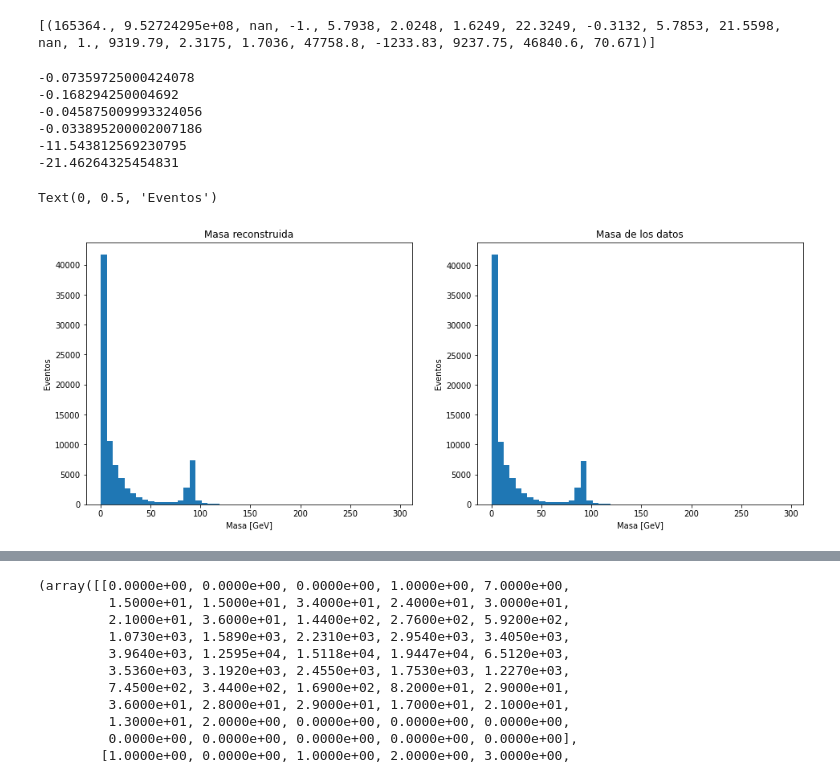
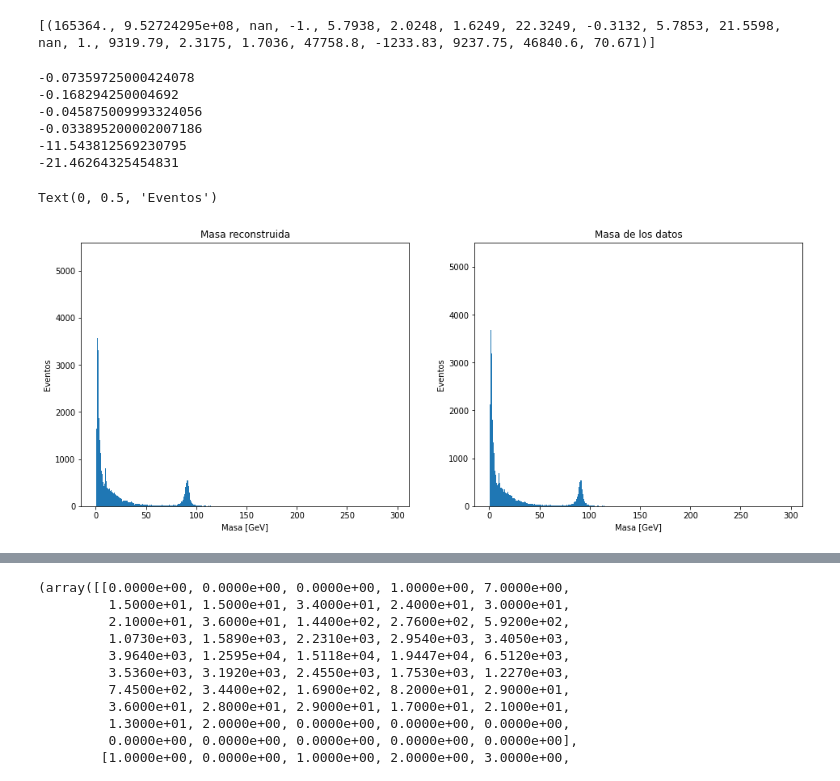
Before and after one commit to fisicadeparticulas/20211026_analsisdeopendatacms-AlejRamos, a Jupyter notebook: Copia_de_Copia_de_MasaSample1.ipynb, the cells around one changed output, grey strips where cells are left out. Saved outputs shown, nothing was run; the diff lists cells and outputs as text; code cells hidden in the pictures.

```diff
--- a/Copia_de_Copia_de_MasaSample1.ipynb
+++ b/Copia_de_Copia_de_MasaSample1.ipynb
@@ -90,34 +90,34 @@ print(Datos[pos2])
 # %%
 
 E_2 = (E1+E2)**2 #Creo los datos para la energia al cuadrado
 P_2 = ((px1+px2)**2+(py1+py2)**2+(pz1+pz2)**2) #El momento al cuadrado
 M2 = E_2-P_2 #Vector con la masa invariante al cuadrado, es posible desde aqui sacar la raiz cuadrada
 
 for i in range(len(M2)):
   if M2[i] < 0:
     print(M2[i])
 
 #Creamos una figura que contendra dos graficas (las masas)
 plt.figure(figsize=(16,6))
 plt.subplot(1,2,1)
-plt.hist(np.sqrt(M2),50) #Histograma de la masa reconstruida
+plt.hist(np.sqrt(M2),1000) #Histograma de la masa reconstruida
 plt.title("Masa reconstruida")
 plt.xlabel("Masa [GeV]")
 plt.ylabel("Eventos")
 plt.subplot(1,2,2)
-plt.hist(Datos["M"],50)
+plt.hist(Datos["M"],1000)
 plt.title("Masa de los datos") #Histograma de la masa dada en el sample1
 plt.xlabel("Masa [GeV]")
 plt.ylabel("Eventos")
 # %% [output]
 -0.07359725000424078
 -0.168294250004692
 -0.045875009993324056
 -0.033895200002007186
 -11.543812569230795
 -21.46264325454831
 Text(0, 0.5, 'Eventos')
-[figure, old version]
+[figure, new version]
 # %%
 """
 Graficamos las distribuciones de phi asi como delta Phi
```
Also changed, not shown: parts of 2 cells of this notebook.
